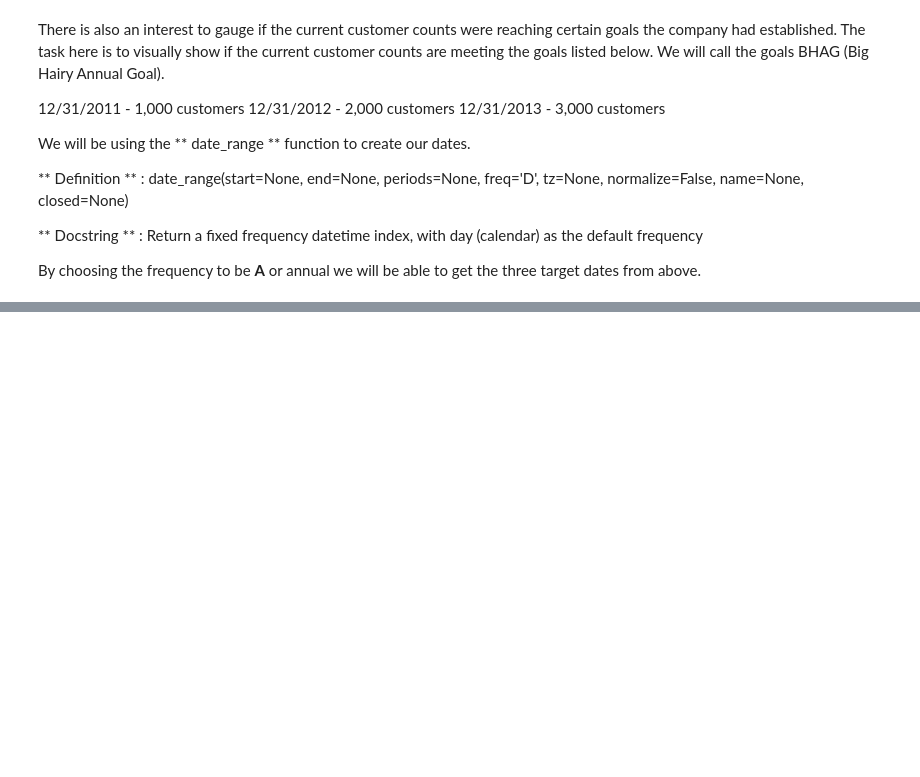
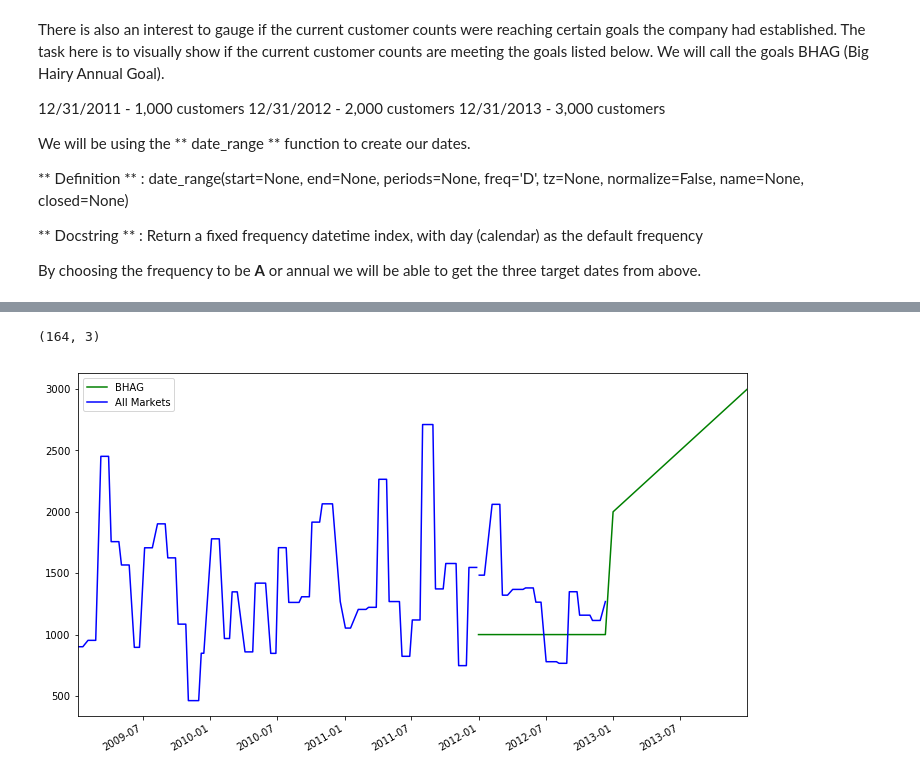
Before and after one commit to jaivrat/python_codes, a Jupyter notebook: ml-python/pandas-lessons/Lesson-03.ipynb, the cells around one changed output, grey strips where cells are left out. Drawn from its saved outputs; the diff is of its cells as text; code cells hidden in the pictures; blank space fills up the shorter version.

```diff
--- a/ml-python/pandas-lessons/Lesson-03.ipynb
+++ b/ml-python/pandas-lessons/Lesson-03.ipynb
@@ -407,3 +407,9 @@ We will be using the ** date_range ** function to create our dates.
 ** Docstring ** : Return a fixed frequency datetime index, with day (calendar) as the default frequency
 
 By choosing the frequency to be **A** or annual we will be able to get the three target dates from above.
+# %%
+# Create the BHAG dataframe
+data = [1000,2000,3000]
+idx = pd.date_range(start='12/31/2011', end='12/31/2013', freq='A')
+BHAG = pd.DataFrame(data, index=idx, columns=['BHAG'])
+BHAG
@@ -409,0 +423,5 @@ By choosing the frequency to be **A** or annual we will be able to get the three
+# %%
+# Combine the BHAG and the ALL data set
+combined = pd.concat([ALL,BHAG], axis=0)
+combined = combined.sort_index(axis=0)
+combined.tail()
@@ -409,0 +452,12 @@ By choosing the frequency to be **A** or annual we will be able to get the three
+# %%
+combined.shape
+# %% [output]
+(164, 3)
+# %%
+fig, axes = plt.subplots(figsize=(12, 7))
+
+combined['BHAG'].fillna(method='pad').plot(color='green', label='BHAG')
+combined['Max'].plot(color='blue', label='All Markets')
+plt.legend(loc='best');
+# %% [output]
+[figure, added]
```
Also changed, not shown: parts of 11 cells of this notebook.
